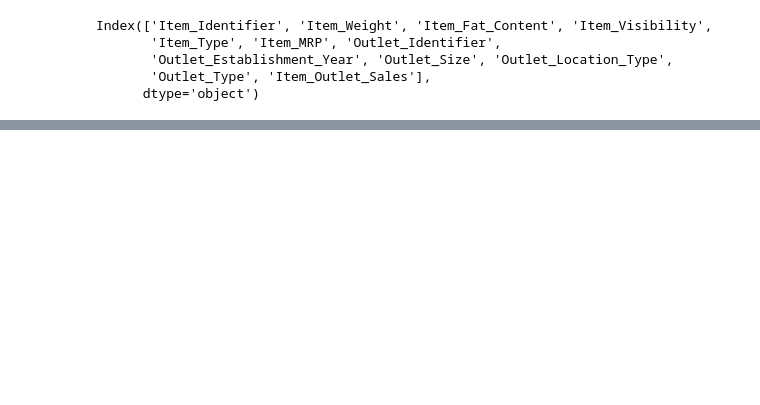
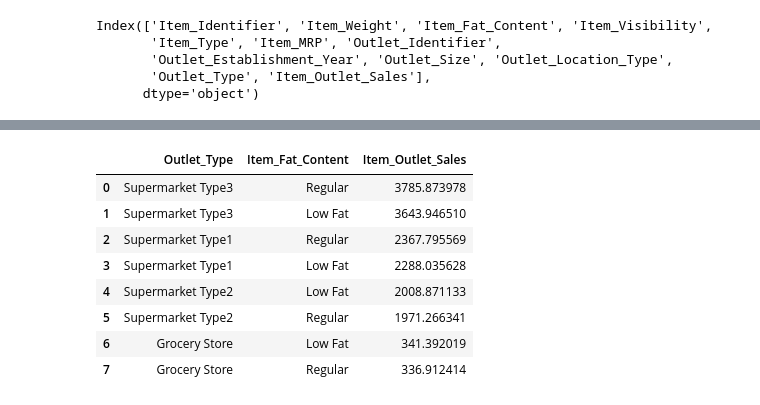
Before and after one commit to Jose-Balocchi/Retail---Predicciones-de-ventas, a Jupyter notebook: 05_Proyecto_1.ipynb, the cells around one changed output, grey strips where cells are left out. Cells and saved outputs as stored; diff of their text form; code cells hidden in the pictures; blank space fills up the shorter version.

```diff
--- a/05_Proyecto_1.ipynb
+++ b/05_Proyecto_1.ipynb
@@ -531,0 +561,15 @@ plt.xticks(rotation = 65)
+# %%
+# ahora veremos la diferencia de ventas de los tipos de producto por nivel de grasa
+grafico_tipo_comida_grasa = df.groupby(['Outlet_Type', 'Item_Fat_Content'])['Item_Outlet_Sales'].mean().sort_values(ascending = False)
+grafico_tipo_comida_grasa = grafico_tipo_comida_grasa.reset_index()
+grafico_tipo_comida_grasa
+# %% [output]
+|  | Outlet_Type | Item_Fat_Content | Item_Outlet_Sales |
+| 0 | Supermarket Type3 | Regular | 3785.873978 |
+| 1 | Supermarket Type3 | Low Fat | 3643.946510 |
+| 2 | Supermarket Type1 | Regular | 2367.795569 |
+| 3 | Supermarket Type1 | Low Fat | 2288.035628 |
+| 4 | Supermarket Type2 | Low Fat | 2008.871133 |
+| 5 | Supermarket Type2 | Regular | 1971.266341 |
+| 6 | Grocery Store | Low Fat | 341.392019 |
+| 7 | Grocery Store | Regular | 336.912414 |
```
Also changed, not shown: parts of 23 cells of this notebook.
